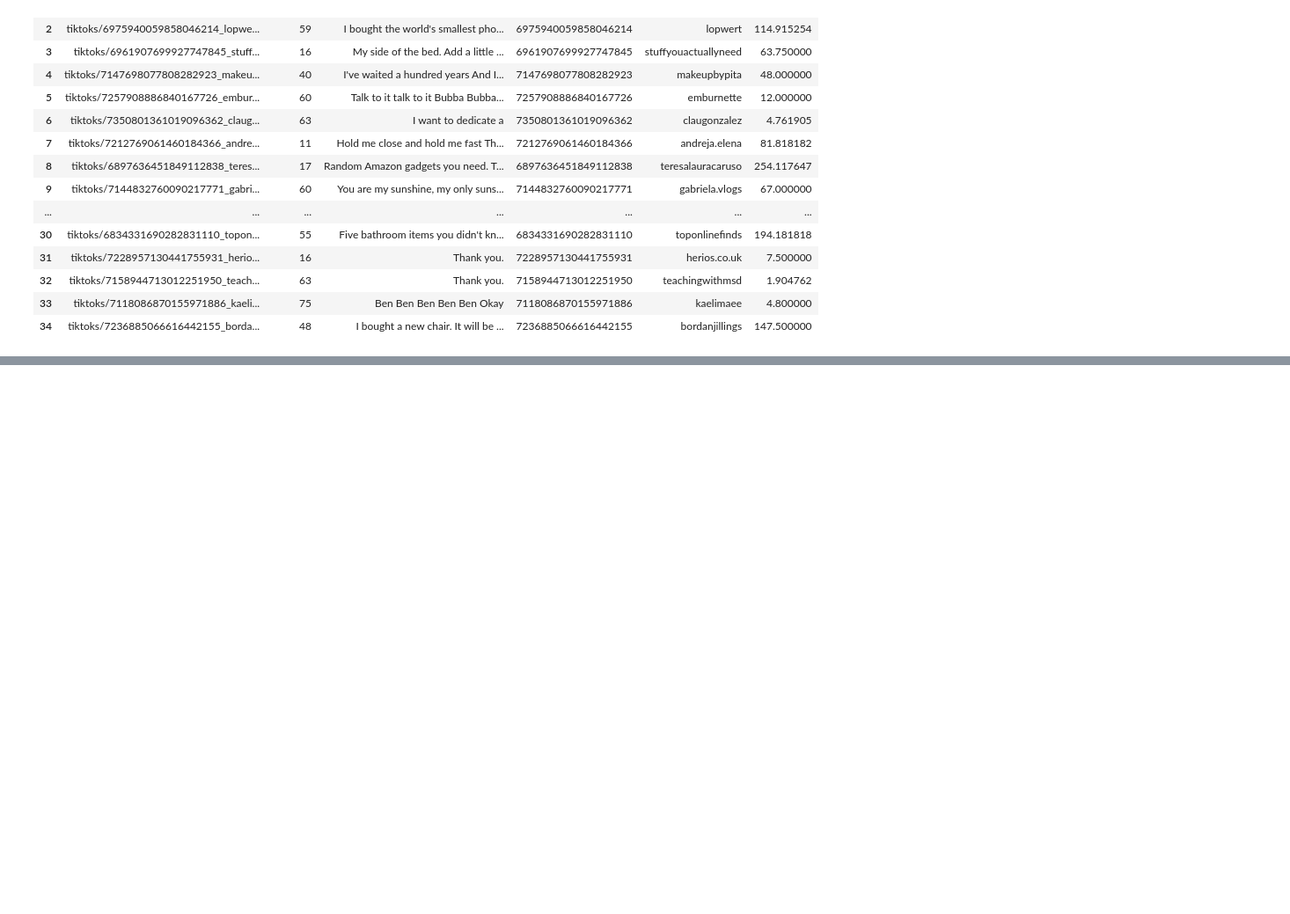
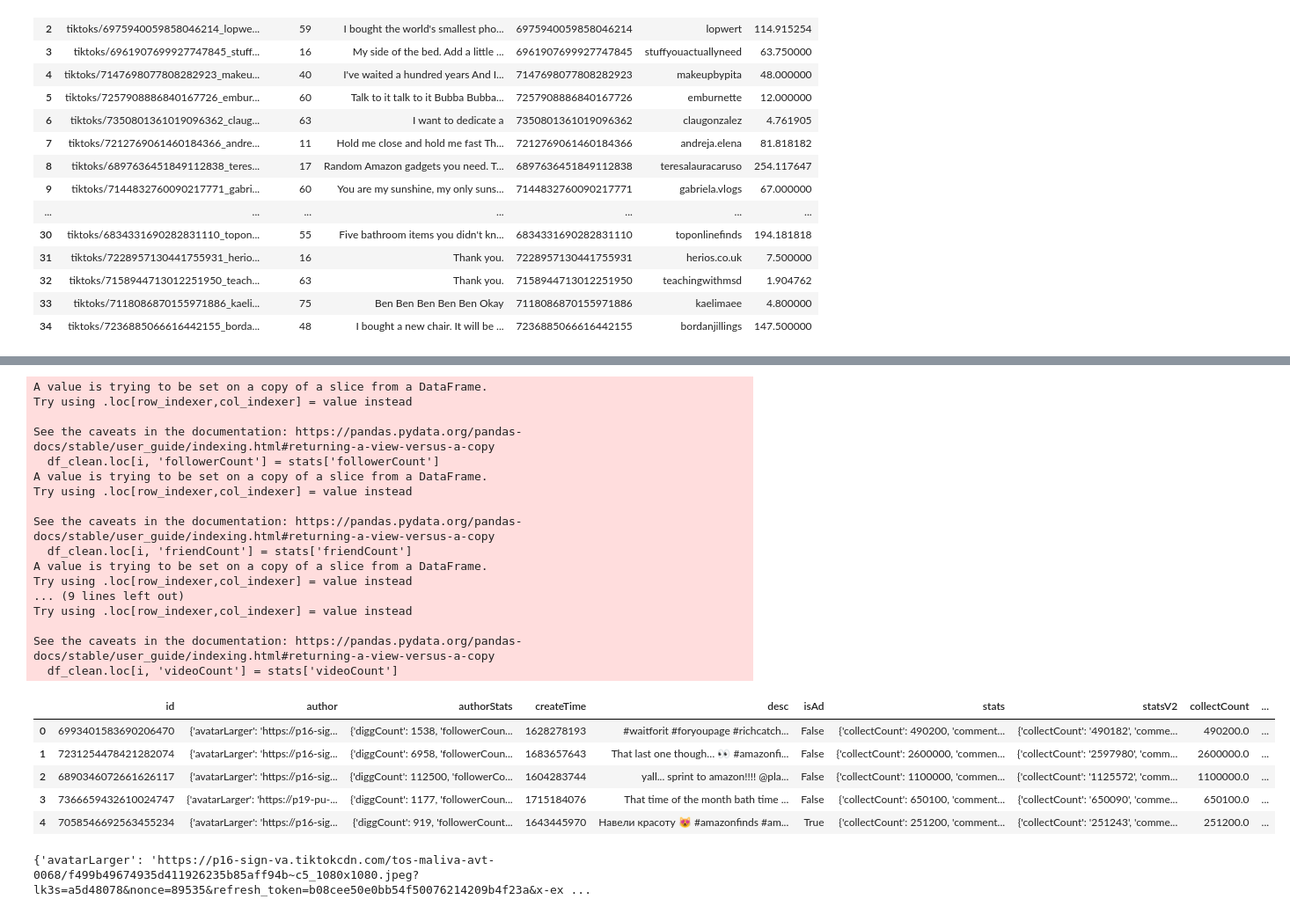
Before and after one commit to dlaiu/tiktok-accent-all-files, a Jupyter notebook: transcription-test.ipynb, the cells around one changed output, grey strips where cells are left out. Shown at 88% size. Drawn from its saved outputs; the diff is of its cells as text; code cells hidden in the pictures; blank space fills up the shorter version.

Commit message:
analysed data pulled with bellingcat package

```diff
--- a/transcription-test.ipynb
+++ b/transcription-test.ipynb
@@ -236,0 +317,6 @@ df.to_csv('sample_35_amazonfinds_stats.csv', index=False)
+# %%
+#convert string to dictionary
+import ast
+
+for i in range(len(df_clean['authorStats'])):
+    df_clean['authorStats'][i] = ast.literal_eval(df_clean['authorStats'][i])
@@ -236,0 +341,40 @@ df.to_csv('sample_35_amazonfinds_stats.csv', index=False)
+# %%
+i = 0
+for cell in df_clean['authorStats']:
+    stats = cell
+    df_clean.loc[i, 'diggCount'] = stats['diggCount']
+    df_clean.loc[i, 'followerCount'] = stats['followerCount']
+    df_clean.loc[i, 'friendCount'] = stats['friendCount']
+    df_clean.loc[i, 'heart'] = stats['heart']
+    df_clean.loc[i, 'heartCount'] = stats['heartCount']
+    df_clean.loc[i, 'videoCount'] = stats['videoCount']
+    i += 1
+df_clean.head()
+# %% [output]
+A value is trying to be set on a copy of a slice from a DataFrame.
+Try using .loc[row_indexer,col_indexer] = value instead
+
+See the caveats in the documentation: https://pandas.pydata.org/pandas-docs/stable/user_guide/indexing.html#returning-a-view-versus-a-copy
+  df_clean.loc[i, 'followerCount'] = stats['followerCount']
+A value is trying to be set on a copy of a slice from a DataFrame.
+Try using .loc[row_indexer,col_indexer] = value instead
+
+See the caveats in the documentation: https://pandas.pydata.org/pandas-docs/stable/user_guide/indexing.html#returning-a-view-versus-a-copy
+  df_clean.loc[i, 'friendCount'] = stats['friendCount']
+A value is trying to be set on a copy of a slice from a DataFrame.
+Try using .loc[row_indexer,col_indexer] = value instead
+... (9 lines left out)
+Try using .loc[row_indexer,col_indexer] = value instead
+
+See the caveats in the documentation: https://pandas.pydata.org/pandas-docs/stable/user_guide/indexing.html#returning-a-view-versus-a-copy
+  df_clean.loc[i, 'videoCount'] = stats['videoCount']
+|  | id | author | authorStats | createTime | desc | isAd | stats | statsV2 | collectCount | ... |
+| 0 | 6993401583690206470 | {'avatarLarger': 'https://p16-sig... | {'diggCount': 1538, 'followerCoun... | 1628278193 | #waitforit #foryoupage #richcatch... | False | {'collectCount': 490200, 'comment... | {'collectCount': '490182', 'comme... | 490200.0 | ... |
+| 1 | 7231254478421282074 | {'avatarLarger': 'https://p16-sig... | {'diggCount': 6958, 'followerCoun... | 1683657643 | That last one though… 👀 #amazonfi... | False | {'collectCount': 2600000, 'commen... | {'collectCount': '2597980', 'comm... | 2600000.0 | ... |
+| 2 | 6890346072661626117 | {'avatarLarger': 'https://p16-sig... | {'diggCount': 112500, 'followerCo... | 1604283744 | yall... sprint to amazon!!!! @pla... | False | {'collectCount': 1100000, 'commen... | {'collectCount': '1125572', 'comm... | 1100000.0 | ... |
+| 3 | 7366659432610024747 | {'avatarLarger': 'https://p19-pu-... | {'diggCount': 1177, 'followerCoun... | 1715184076 | That time of the month bath time ... | False | {'collectCount': 650100, 'comment... | {'collectCount': '650090', 'comme... | 650100.0 | ... |
+| 4 | 7058546692563455234 | {'avatarLarger': 'https://p16-sig... | {'diggCount': 919, 'followerCount... | 1643445970 | Навели красоту 😻 #amazonfinds #am... | True | {'collectCount': 251200, 'comment... | {'collectCount': '251243', 'comme... | 251200.0 | ... |
+# %%
+print(df_clean['author'][0])
+# %% [output]
+{'avatarLarger': 'https://p16-sign-va.tiktokcdn.com/tos-maliva-avt-0068/f499b49674935d411926235b85aff94b~c5_1080x1080.jpeg?lk3s=a5d48078&nonce=89535&refresh_token=b08cee50e0bb54f50076214209b4f23a&x-ex ...
```
Also changed, not shown: parts of 17 cells of this notebook, 13 other files.
